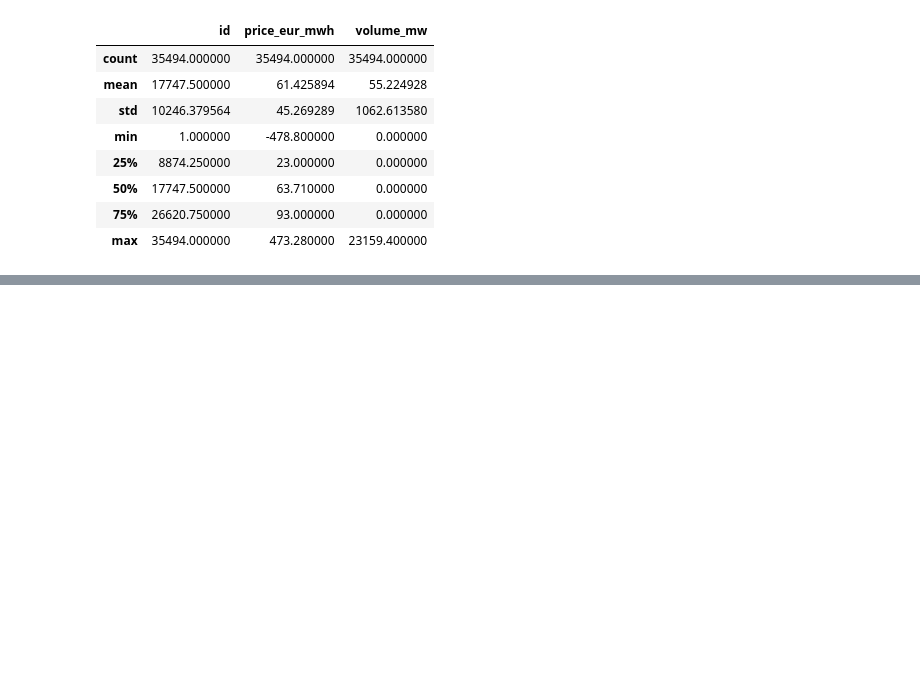
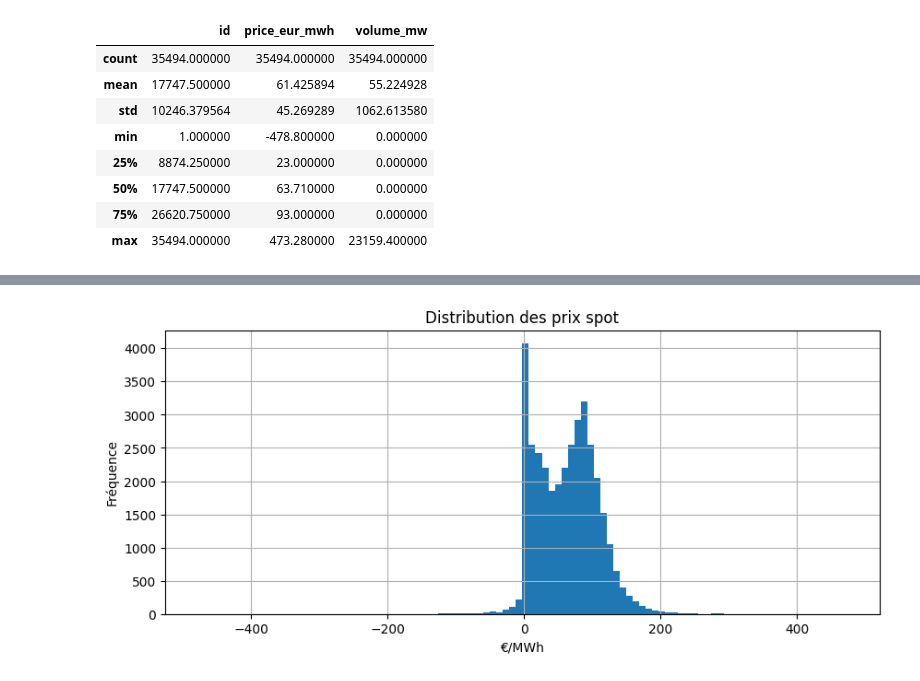
Before and after one commit to fork71enthropy/ElectricityPricing2026_FR, a Jupyter notebook: 01_exploratory.ipynb, the cells around one changed output, grey strips where cells are left out. Drawn from its saved outputs; the diff is of its cells as text; code cells hidden in the pictures; blank space fills up the shorter version.

```diff
--- a/01_exploratory.ipynb
+++ b/01_exploratory.ipynb
@@ -43,0 +57,8 @@ df.describe()
+# %%
+df['price_eur_mwh'].hist(bins=100, figsize=(10, 4))
+plt.title('Distribution des prix spot')
+plt.xlabel('€/MWh')
+plt.ylabel('Fréquence')
+plt.show()
+# %% [output]
+[figure, added]
```
Also changed, not shown: parts of 5 cells of this notebook, 2 other files.
